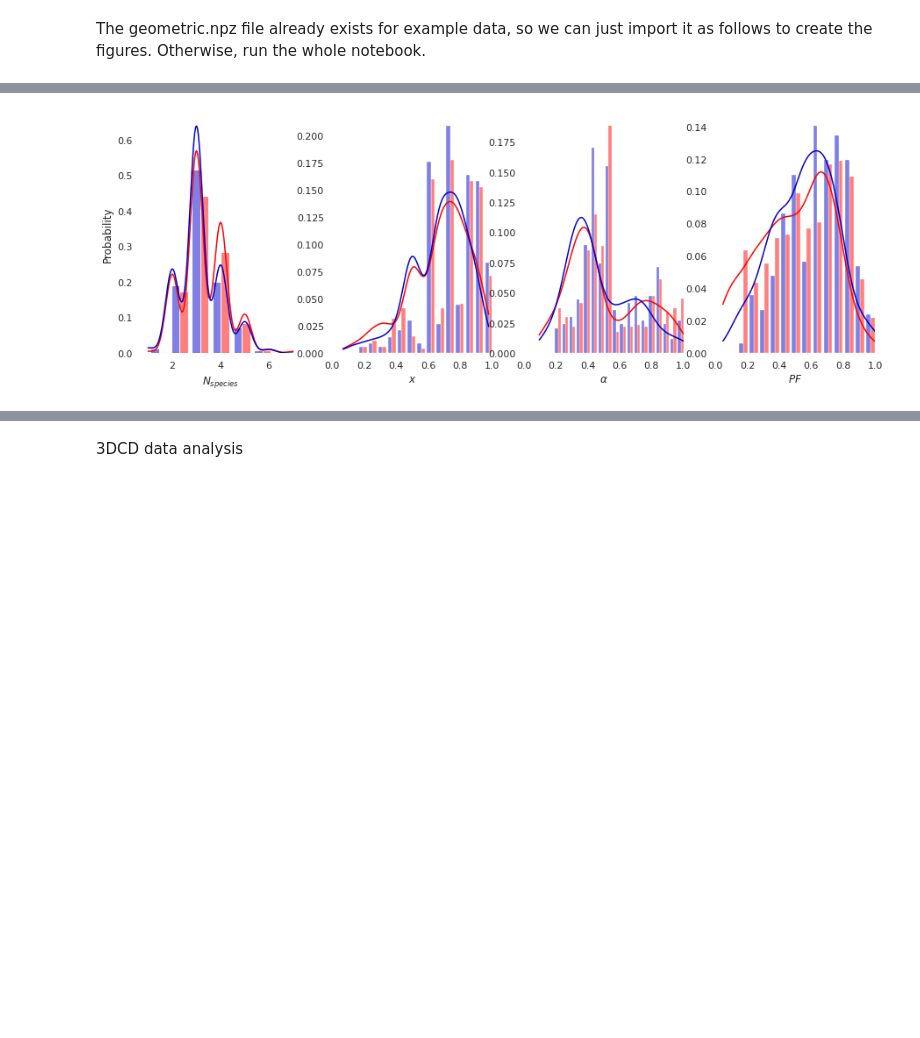
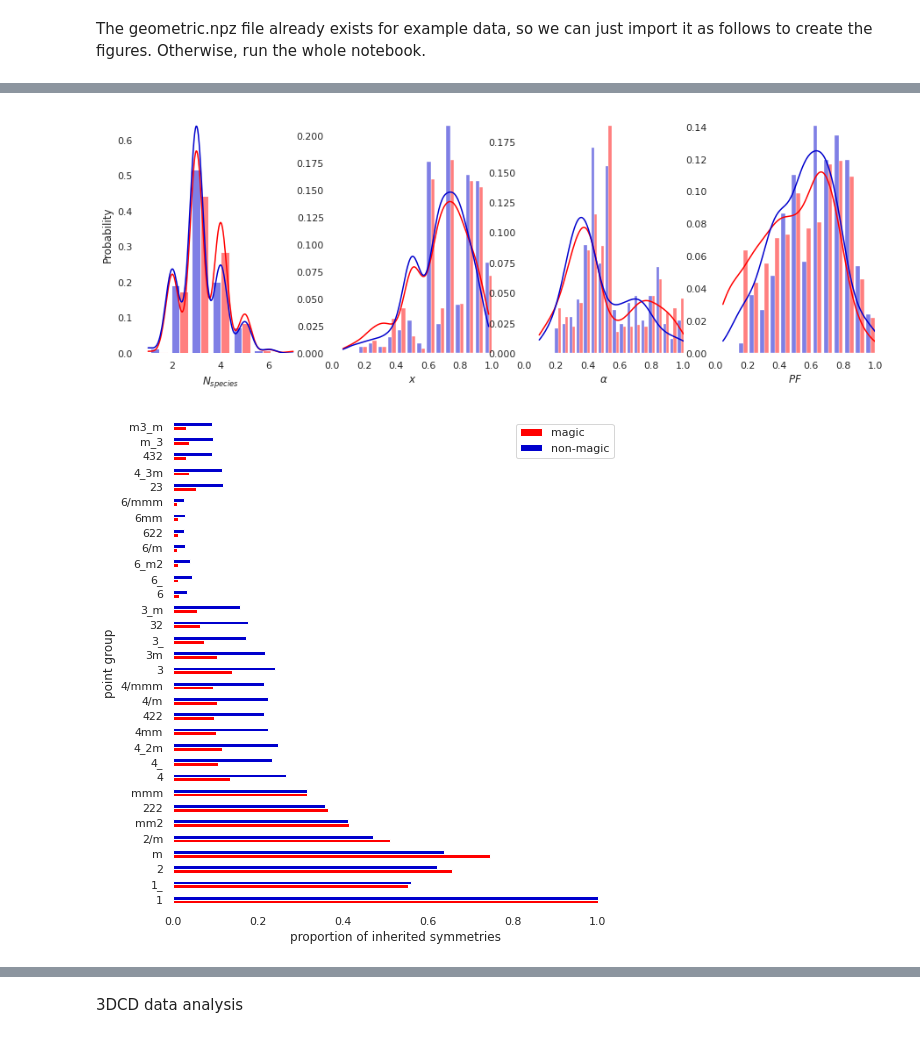
Before and after one commit to epfl-theos/r4-project, a Jupyter notebook: src/2.Global geometric descriptors.ipynb, the cells around one changed output, grey strips where cells are left out. Saved outputs shown, nothing was run; the diff lists cells and outputs as text; code cells hidden in the pictures; blank space fills up the shorter version.

Commit message:
last changes to notebooks to reproduce all figures

```diff
--- a/src/2.Global geometric descriptors.ipynb
+++ b/src/2.Global geometric descriptors.ipynb
@@ -11,37 +18,68 @@ sns.set_palette(sns.color_palette(c))
 # %% [markdown]
 The geometric.npz file already exists for example data, so we can just import it as follows to create the figures. Otherwise, run the whole notebook.
-# %%
-if Path("../r4data").exists()==False:
-    if DATA_MP.geo.exists():
-        npzfile = np.load(DATA_MP.geo, allow_pickle=True)
 # %%
-for k in npzfile.files:
-    print(k)
-n_species=npzfile['n_species']
-dict={r'$\alpha$':npzfile['alpha'],r'$x$':npzfile['x'], r'$\sigma_{radii}$':npzfile['std_ratio'],
-     r'$N_{atoms,cell}$': npzfile['natoms'].ravel(), r'$PF$':npzfile['packing'],
-'magic':npzfile['magic'].ravel(), r'$N_{species}$': npzfile['n_species']}
-df= pd.DataFrame(dict)
+if not Path("../r4data").exists():
+    npzfile = np.load(DATA_MP.geo, allow_pickle=True)
+    n_species=npzfile['n_species']
+    dict={r'$\alpha$':npzfile['alpha'],r'$x$':npzfile['x'], r'$\sigma_{radii}$':npzfile['std_ratio'],
+         r'$N_{atoms,cell}$': npzfile['natoms'].ravel(), r'$PF$':npzfile['packing'],
+    'magic':npzfile['magic'].ravel(), r'$N_{species}$': npzfile['n_species']}
+    df= pd.DataFrame(dict)
 
-fig, (ax1, ax2, ax3, ax4) = plt.subplots(1, 4, figsize=(15, 5))
+    fig, (ax1, ax2, ax3, ax4) = plt.subplots(1, 4, figsize=(15, 5))
 
-sns.histplot(ax=ax1, data=df, x=r'$N_{species}$', hue='magic',stat='probability', legend=False,
-               common_norm=False,  multiple='dodge', shrink=.8, bins=int(max(n_species)), kde=True)
+    sns.histplot(ax=ax1, data=df, x=r'$N_{species}$', hue='magic',stat='probability', legend=False,
+                   common_norm=False,  multiple='dodge', shrink=.8, bins=int(max(n_species)), kde=True)
 
-sns.histplot(ax=ax2, data=df, x=r'$x$', hue='magic',stat='probability', legend=False,
-               common_norm=False,  multiple='dodge', shrink=.8, kde=True)
-ax2.set_ylabel(None)
-ax2.set_xlim(0,1)
+    sns.histplot(ax=ax2, data=df, x=r'$x$', hue='magic',stat='probability', legend=False,
+                   common_norm=False,  multiple='dodge', shrink=.8, kde=True)
+    ax2.set_ylabel(None)
+    ax2.set_xlim(0,1)
 
-sns.histplot(ax=ax3, data=df, x=r'$\alpha$', hue='magic',stat='probability', legend=False,
-               common_norm=False,  multiple='dodge', shrink=.8, bins=20, kde=True)
-ax3.set_xlim(0,1)
-ax3.set_ylabel(None)
+    sns.histplot(ax=ax3, data=df, x=r'$\alpha$', hue='magic',stat='probability', legend=False,
+                   common_norm=False,  multiple='dodge', shrink=.8, bins=20, kde=True)
+    ax3.set_xlim(0,1)
+    ax3.set_ylabel(None)
 
-sns.histplot(ax=ax4, data=df, x=r'$PF$', hue='magic',stat='probability', legend=False,
-               common_norm=False,  multiple='dodge', shrink=.8, kde=True)
-ax4.set_ylabel(None)
-ax4.set_xlim(0,1)
+    sns.histplot(ax=ax4, data=df, x=r'$PF$', hue='magic',stat='probability', legend=False,
+                   common_norm=False,  multiple='dodge', shrink=.8, kde=True)
+    ax4.set_ylabel(None)
+    ax4.set_xlim(0,1)
 
-sns.despine(left=True, bottom=True)
+    sns.despine(left=True, bottom=True)
+
+    my_frames=ase.io.read(DATA_MP.structures, index=':')
+    sg_list=[]
+    pg_list=[]
+    for j in range(len(my_frames)):
+        frame=my_frames[j]
+        sg=ase.spacegroup.get_spacegroup(frame, symprec=1e-05)
+        sg=sg.no
+        sg_list.append(sg)
+        sp_group=point_group(sg)
+        pg_list.append(pg)
+
+    df['point_group']= pg_list
+    m=df.loc[df['magic'] == 1]
+    nm=df.loc[df['magic'] == 0]
+
+
+    inh_symm_m=inh_symm(m['point_group'])
+    inh_symm_whole=inh_symm(df['point_group'])
+    inh_symm_nm=inh_symm(nm['point_group'])
+
+    inh_symm_m=inh_symm_m.reindex(pg_list_order)
+    inh_symm_nm=inh_symm_nm.reindex(pg_list_order)
+    inh_symm_whole=inh_symm_whole.reindex(pg_list_order)
+
+    inh_symm_m=inh_symm_m/inh_symm_m.loc['1']
+    inh_symm_nm=inh_symm_nm/inh_symm_nm.loc['1']
+
+    inh_symm_m.columns = ['magic']
+    inh_symm_m['non-magic']=inh_symm_nm['point_group']
+
+    fig=inh_symm_m.plot.barh(figsize=(8,9), color={"magic": "red", "non-magic": "mediumblue"})
+    plt.ylabel('point group')
+    plt.xlabel('proportion of inherited symmetries')
+    sns.despine(left=True, bottom=True)
 # %% [output]
@@ -58 +86,2 @@ std_ratio
 [figure]
+[figure, added]
```
Also changed, not shown: parts of 25 cells of this notebook, 4 other files.
